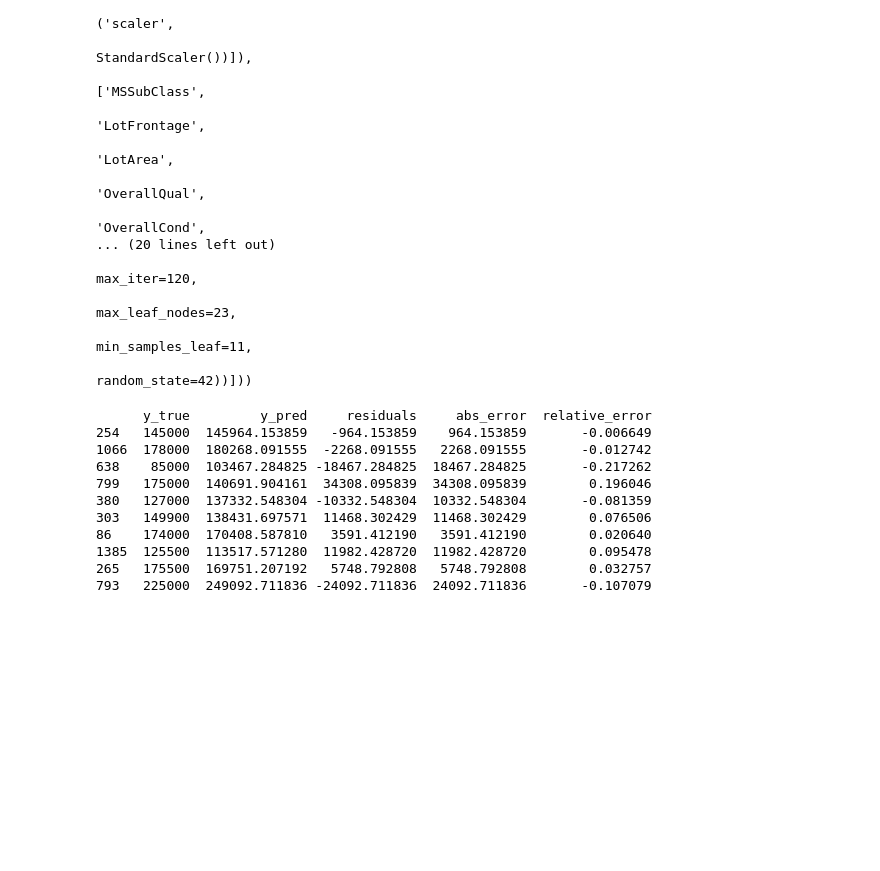
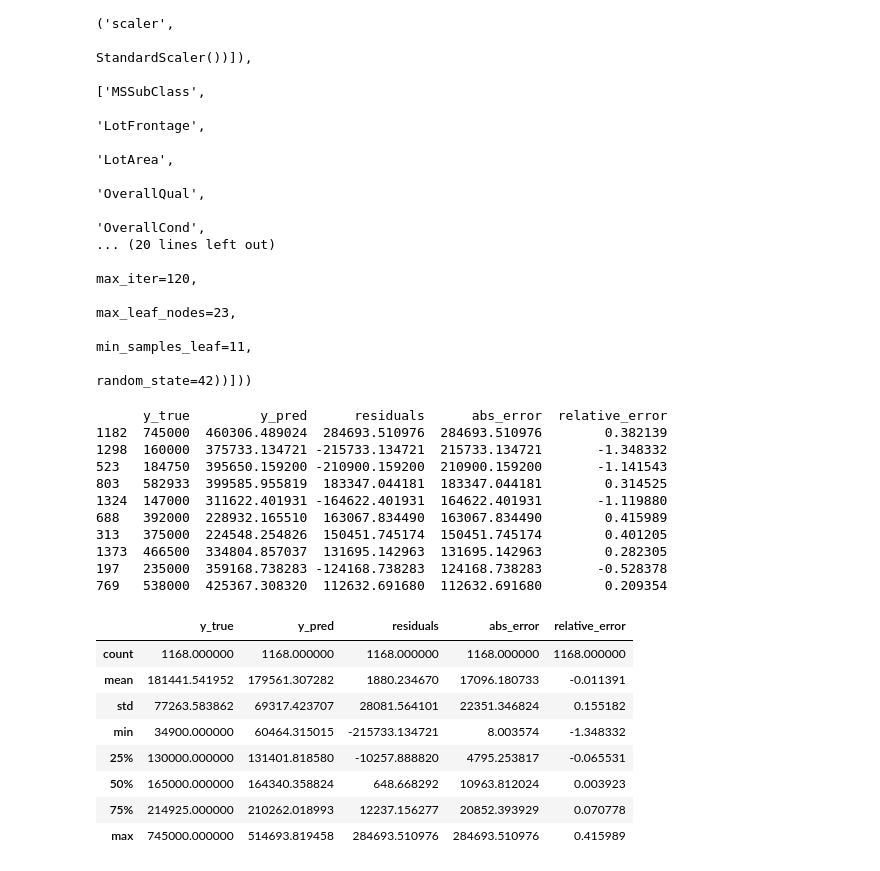
Before and after one commit to Uvlazhnitel/House-prices-regression, a Jupyter notebook: notebooks/10_error_analysis_and_features.ipynb, the cells around one changed output. Saved outputs shown, nothing was run; the diff lists cells and outputs as text; code cells hidden in the pictures; blank space fills up the shorter version.

```diff
--- a/notebooks/10_error_analysis_and_features.ipynb
+++ b/notebooks/10_error_analysis_and_features.ipynb
@@ -120,50 +121,58 @@ TransformedTargetRegressor(func=<ufunc 'log1p'>, inverse_func=<ufunc 'expm1'>,
 # %%
 cv = KFold(n_splits=5, shuffle=True, random_state=RANDOM_STATE)
 # %%
-from sklearn.model_selection import cross_val_predict
-
 # Generate OOF predictions
 y_pred = cross_val_predict(
     log_target_model,
     X_train,
     y_train,
     cv=cv,
     n_jobs=-1
 )
 
 # Ensure y_true matches the training data
 y_true = y_train
 
 # Calculate residuals
 residuals = y_true - y_pred
 
 # Save residuals to CSV files
 abs_error = np.abs(residuals)
 
 # Calculate relative error
 relative_error = residuals / y_true
 
 # Create a DataFrame with all metrics
 metrics_df = pd.DataFrame({
     'y_true': y_true,
     'y_pred': y_pred,
     'residuals': residuals,
     'abs_error': abs_error,
     'relative_error': relative_error
-})
+}).sort_values(by='abs_error', ascending=False)
 
 print(metrics_df.head(10))
 
 metrics_df.to_csv(REPORTS_DIR / 'error_analysis_df.csv', index=False)
+metrics_df.describe()
 # %% [output]
-      y_true         y_pred     residuals     abs_error  relative_error
-254   145000  145964.153859   -964.153859    964.153859       -0.006649
-1066  178000  180268.091555  -2268.091555   2268.091555       -0.012742
-638    85000  103467.284825 -18467.284825  18467.284825       -0.217262
-799   175000  140691.904161  34308.095839  34308.095839        0.196046
-380   127000  137332.548304 -10332.548304  10332.548304       -0.081359
-303   149900  138431.697571  11468.302429  11468.302429        0.076506
-86    174000  170408.587810   3591.412190   3591.412190        0.020640
-1385  125500  113517.571280  11982.428720  11982.428720        0.095478
-265   175500  169751.207192   5748.792808   5748.792808        0.032757
-793   225000  249092.711836 -24092.711836  24092.711836       -0.107079
+      y_true         y_pred      residuals      abs_error  relative_error
+1182  745000  460306.489024  284693.510976  284693.510976        0.382139
+1298  160000  375733.134721 -215733.134721  215733.134721       -1.348332
+523   184750  395650.159200 -210900.159200  210900.159200       -1.141543
+803   582933  399585.955819  183347.044181  183347.044181        0.314525
+1324  147000  311622.401931 -164622.401931  164622.401931       -1.119880
+688   392000  228932.165510  163067.834490  163067.834490        0.415989
+313   375000  224548.254826  150451.745174  150451.745174        0.401205
+1373  466500  334804.857037  131695.142963  131695.142963        0.282305
+197   235000  359168.738283 -124168.738283  124168.738283       -0.528378
+769   538000  425367.308320  112632.691680  112632.691680        0.209354
+|  | y_true | y_pred | residuals | abs_error | relative_error |
+| count | 1168.000000 | 1168.000000 | 1168.000000 | 1168.000000 | 1168.000000 |
+| mean | 181441.541952 | 179561.307282 | 1880.234670 | 17096.180733 | -0.011391 |
+| std | 77263.583862 | 69317.423707 | 28081.564101 | 22351.346824 | 0.155182 |
+| min | 34900.000000 | 60464.315015 | -215733.134721 | 8.003574 | -1.348332 |
+| 25% | 130000.000000 | 131401.818580 | -10257.888820 | 4795.253817 | -0.065531 |
+| 50% | 165000.000000 | 164340.358824 | 648.668292 | 10963.812024 | 0.003923 |
+| 75% | 214925.000000 | 210262.018993 | 12237.156277 | 20852.393929 | 0.070778 |
+| max | 745000.000000 | 514693.819458 | 284693.510976 | 284693.510976 | 0.415989 |
```
Also changed, not shown: parts of 3 cells of this notebook, 1 other file.
